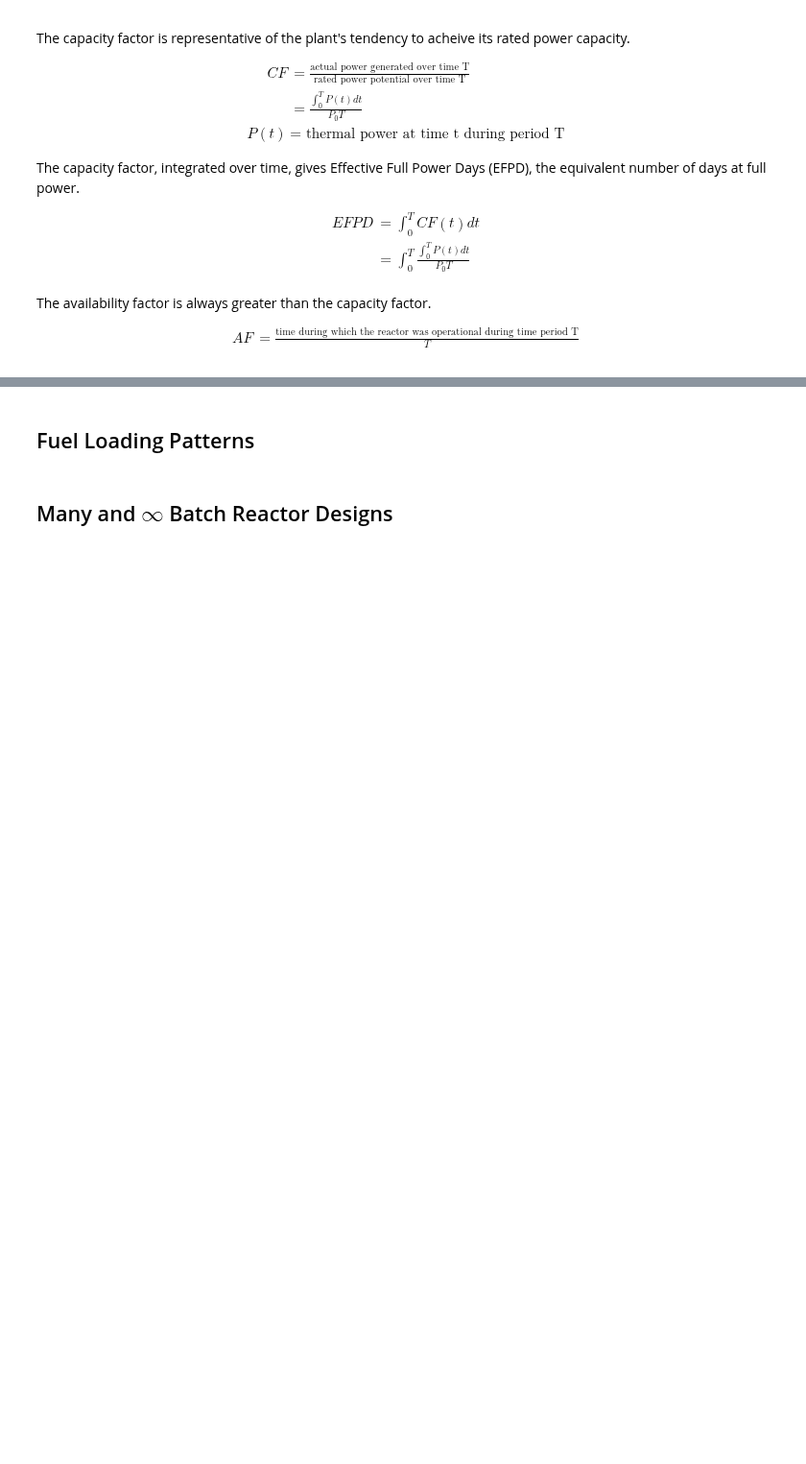
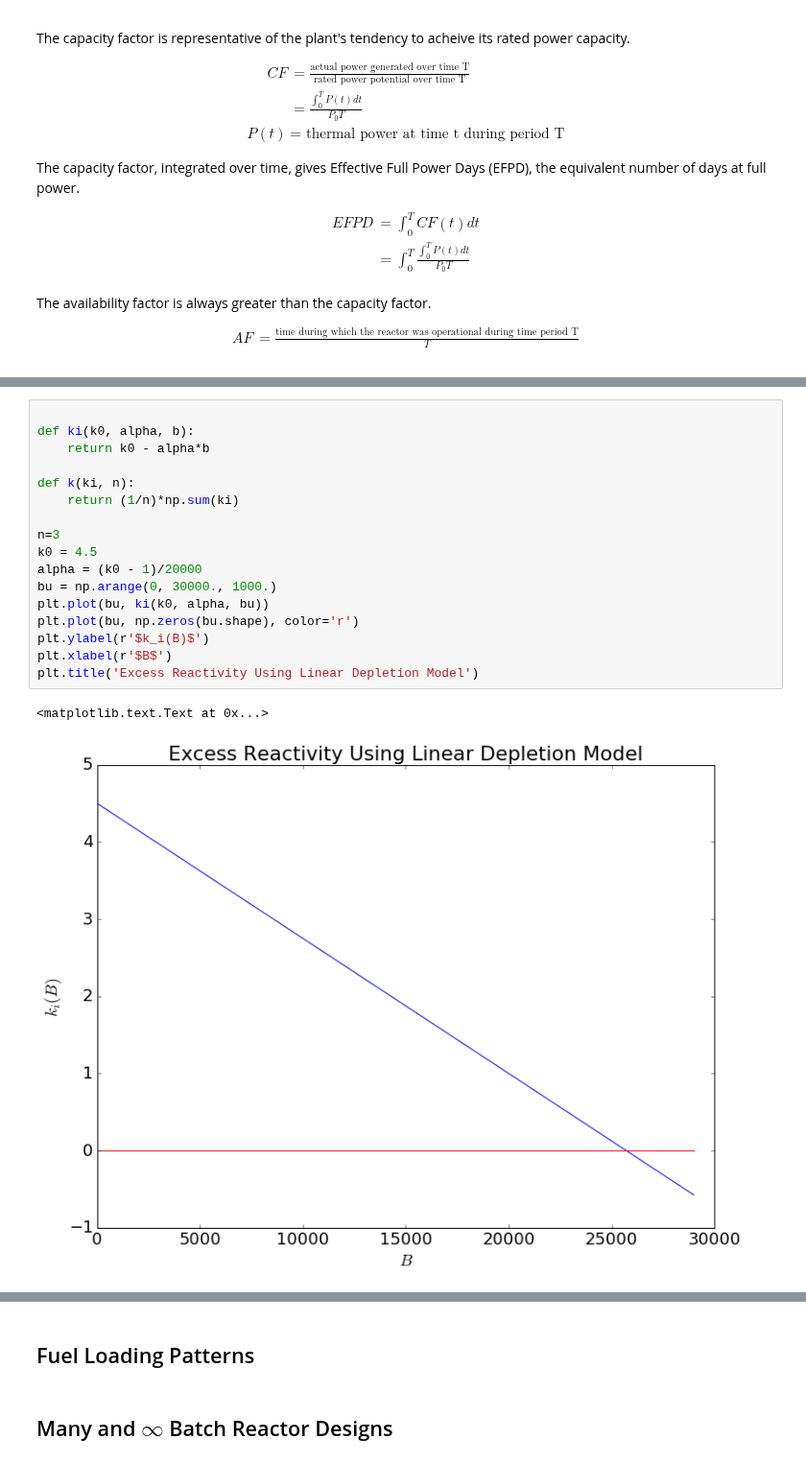
Before and after one commit to katyhuff/npre412, a Jupyter notebook: in-core/in-core.ipynb, the cells around one changed output, grey strips where cells are left out. Shown at 96% size. Saved outputs shown, nothing was run; the diff lists cells and outputs as text; blank space fills up the shorter version.

```diff
--- a/in-core/in-core.ipynb
+++ b/in-core/in-core.ipynb
@@ -144,0 +194,20 @@ plt.set_ylabel()
+# %%
+
+def ki(k0, alpha, b):
+    return k0 - alpha*b
+
+def k(ki, n):
+    return (1/n)*np.sum(ki)
+
+n=3
+k0 = 4.5
+alpha = (k0 - 1)/20000
+bu = np.arange(0, 30000., 1000.)
+plt.plot(bu, ki(k0, alpha, bu))
+plt.plot(bu, np.zeros(bu.shape), color='r')
+plt.ylabel(r'$k_i(B)$')
+plt.xlabel(r'$B$')
+plt.title('Excess Reactivity Using Linear Depletion Model')
+# %% [output]
+<matplotlib.text.Text at 0x...>
+[figure, added]
```
Also changed, not shown: parts of 13 cells of this notebook.
